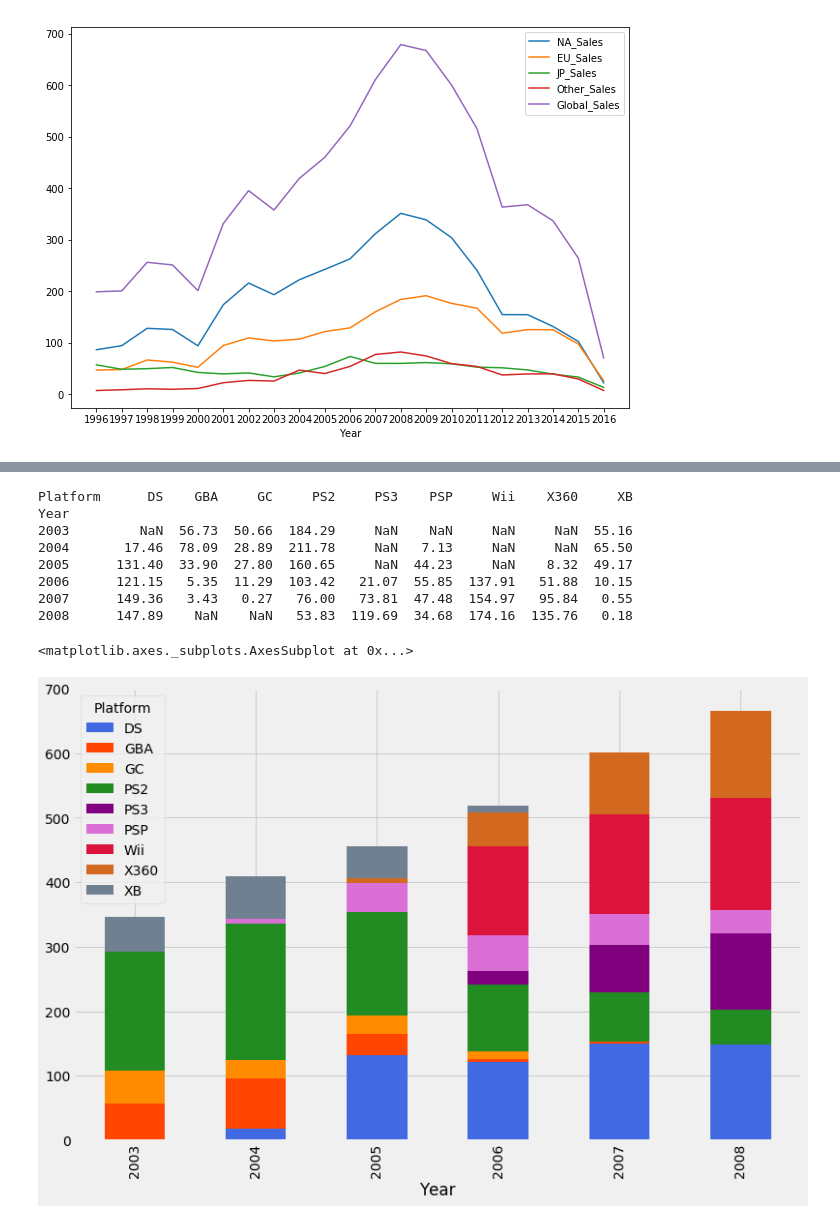
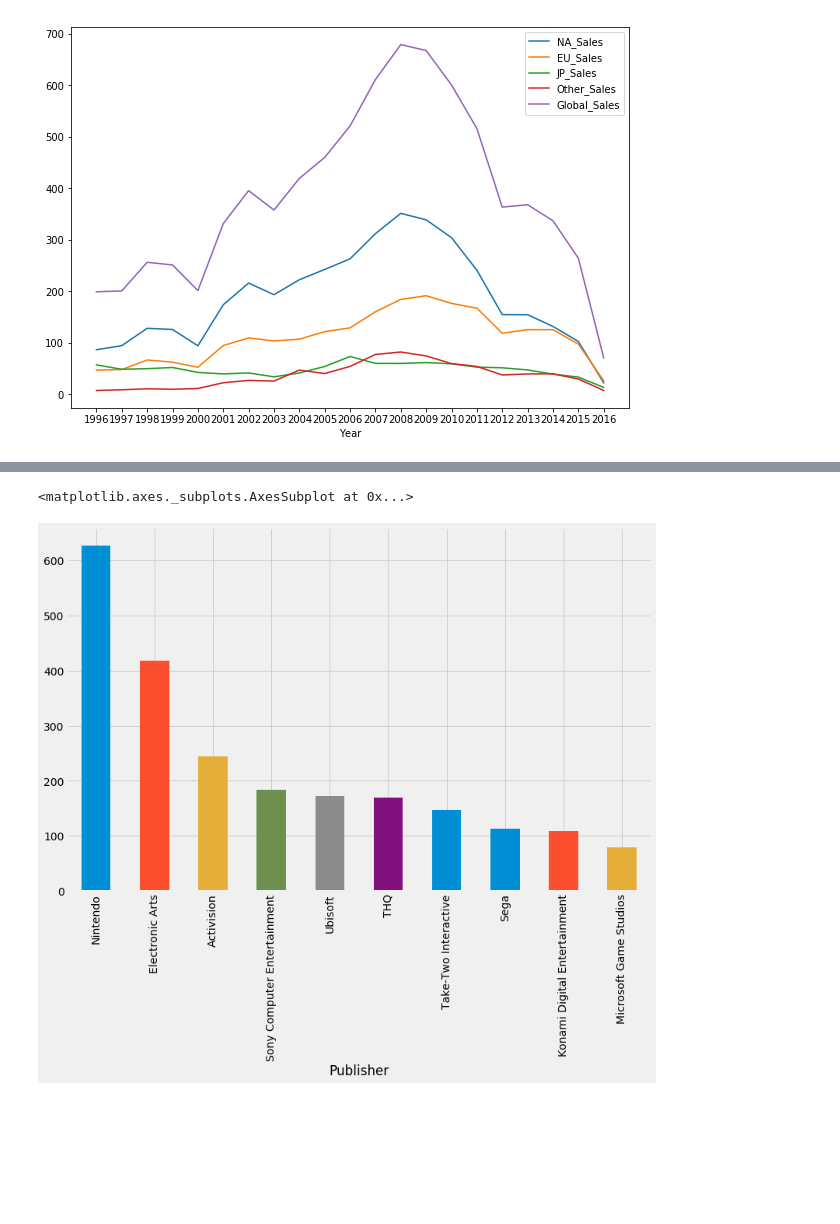
Before and after one commit to tortas/Video-Game-Data-Exploration, a Jupyter notebook: VGame_Exploration.ipynb, the cells around one changed output, grey strips where cells are left out. Cells and saved outputs as stored; diff of their text form; code cells hidden in the pictures; blank space fills up the shorter version.

```diff
--- a/VGame_Exploration.ipynb
+++ b/VGame_Exploration.ipynb
@@ -30,5 +14,5 @@ Saving vgsalesGlobale.csv to vgsalesGlobale.csv
 # %%
-vg_sales = pd.read_csv('vgsalesGlobale.csv')
+vg_sales = pd.read_csv('https://raw.githubusercontent.com/tortas/DS-Unit-1-Sprint-5-Data-Storytelling-Blog-Post/master/vgsalesGlobale.csv')
 vg_sales = vg_sales.fillna(value={'Publisher': 'Unknown'})
 vg_sales = vg_sales.dropna()
 vg_sales['Year'] = vg_sales['Year'].astype(int)
@@ -146,25 +132,19 @@ sales0308[sales0308['Publisher'] == 'Nintendo'].head(15)
 | 74 | Mario Party DS | DS | 2007 | Misc | Nintendo | 4.46 | 1.88 | 1.98 | 0.70 | ... |
 | 58 | Pokemon FireRed/Pokemon LeafGreen | GBA | 2004 | Role-Playing | Nintendo | 4.34 | 2.65 | 3.15 | 0.35 | ... |
 | 110 | Mario Kart: Double Dash!! | GC | 2003 | Racing | Nintendo | 4.12 | 1.77 | 0.87 | 0.19 | ... |
+# %%
+sales_groups = sales0308.groupby('Publisher').sum().sort_values(by='Global_Sales', ascending=False).reset_index().head(10)
 # %%
-sales_pt = pd.pivot_table(sales0308,
-                          index='Year',
-                          columns='Platform',
-                          values='Global_Sales',
-                          aggfunc=np.sum)
-sales_pt = sales_pt.drop(columns=['DC', 'PS', 'PC'])
+# sales_pt = pd.pivot_table(sales_groups,
+#                           index='Publisher',
+#                           columns='Publisher',
+#                           values='Global_Sales',
+#                           aggfunc=np.sum)
+# sales_pt = sales_pt.drop(columns=['DC', 'PS', 'PC'])
 my_colors = ['royalblue', 'orangered', 'darkorange', 'forestgreen',
              'purple', 'orchid', 'crimson', 'chocolate', 'slategrey']
-print(sales_pt)
-sales_pt.plot.bar(stacked=True, figsize=(12,8), color=my_colors)
+# print(sales_pt)
+sales_groups.plot.bar(x='Publisher', y='Global_Sales', figsize=(12,8), legend=False)
 # %% [output]
-Platform      DS    GBA     GC     PS2     PS3    PSP     Wii    X360     XB
-Year
-2003         NaN  56.73  50.66  184.29     NaN    NaN     NaN     NaN  55.16
-2004       17.46  78.09  28.89  211.78     NaN   7.13     NaN     NaN  65.50
-2005      131.40  33.90  27.80  160.65     NaN  44.23     NaN    8.32  49.17
-2006      121.15   5.35  11.29  103.42   21.07  55.85  137.91   51.88  10.15
-2007      149.36   3.43   0.27   76.00   73.81  47.48  154.97   95.84   0.55
-2008      147.89    NaN    NaN   53.83  119.69  34.68  174.16  135.76   0.18
+<matplotlib.axes._subplots.AxesSubplot at 0x...>
-<matplotlib.axes._subplots.AxesSubplot at 0x...>
-[figure, old version]
+[figure, new version]
```
Also changed, not shown: parts of 9 cells of this notebook.
